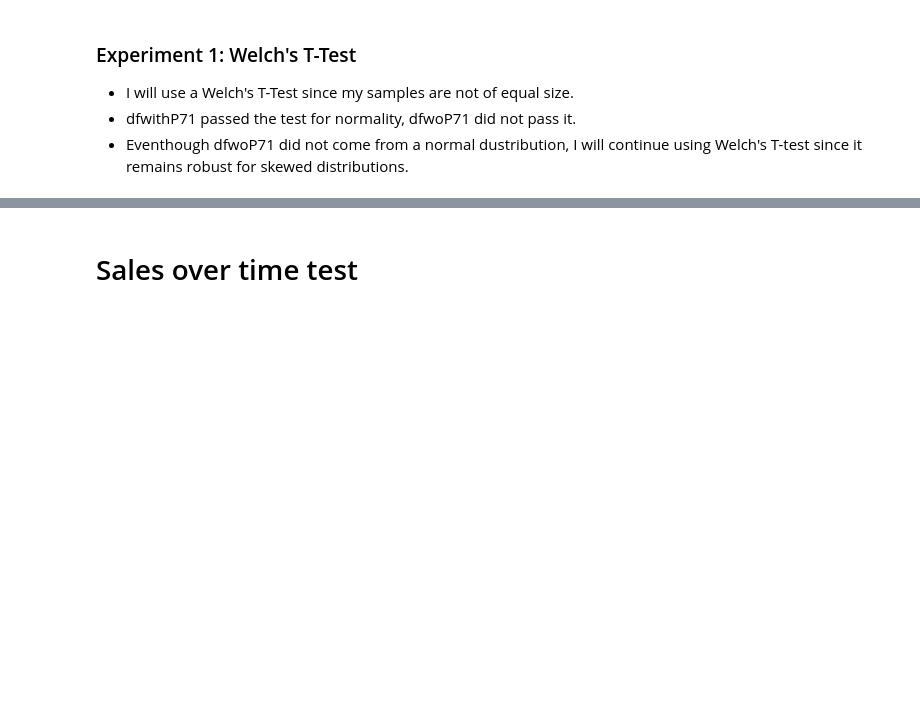
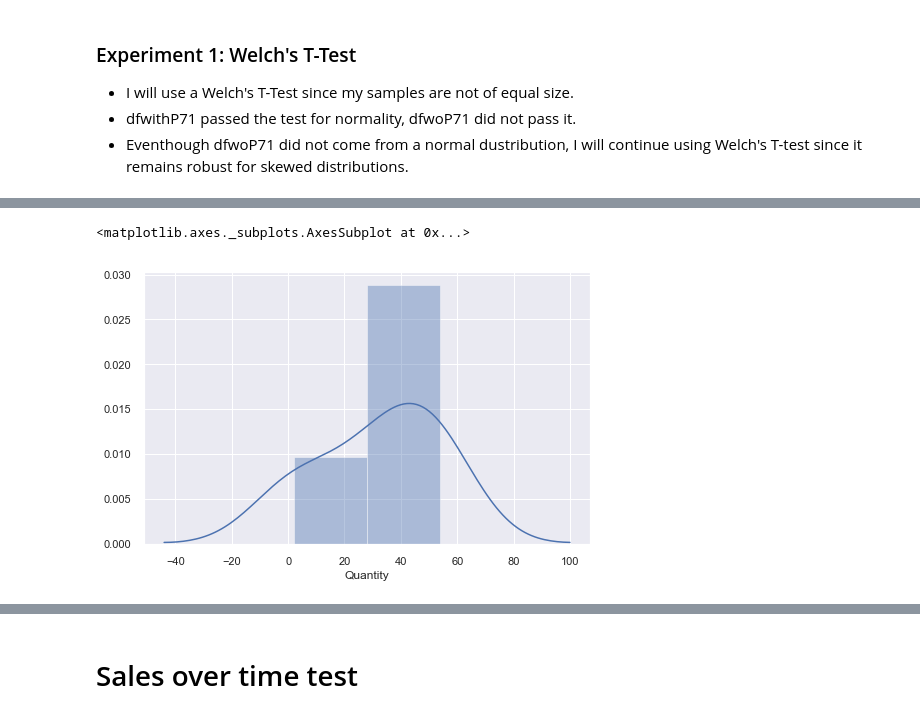
Before and after one commit to Francismorales/dsc-mod-3-project-online-ds-pt-061019, a Jupyter notebook: Project2-Northwind_Hypothesis_Testing.ipynb, the cells around one changed output, grey strips where cells are left out. Saved outputs shown, nothing was run; the diff lists cells and outputs as text; code cells hidden in the pictures; blank space fills up the shorter version.

```diff
--- a/Project2-Northwind_Hypothesis_Testing.ipynb
+++ b/Project2-Northwind_Hypothesis_Testing.ipynb
@@ -820,0 +957,5 @@ W
+# %%
+sns.distplot(P39['Quantity'])
+# %% [output]
+<matplotlib.axes._subplots.AxesSubplot at 0x...>
+[figure, added]
```
Also changed, not shown: parts of 22 cells of this notebook.
